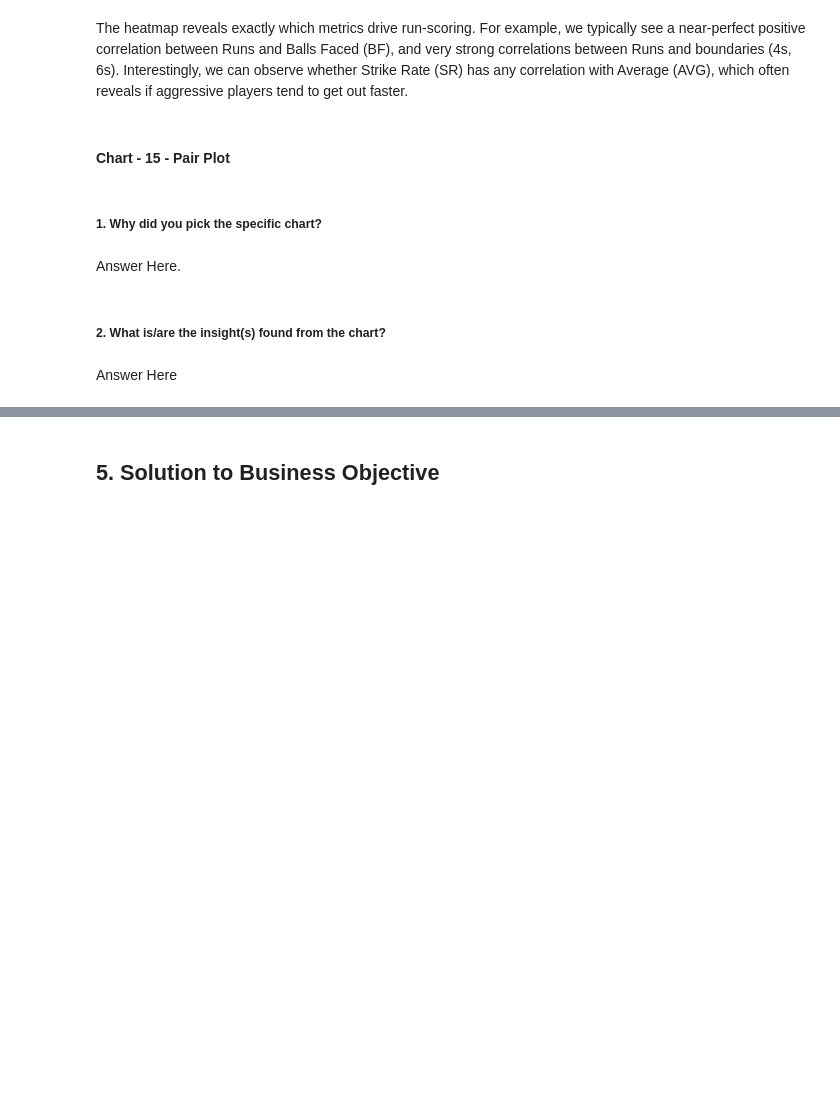
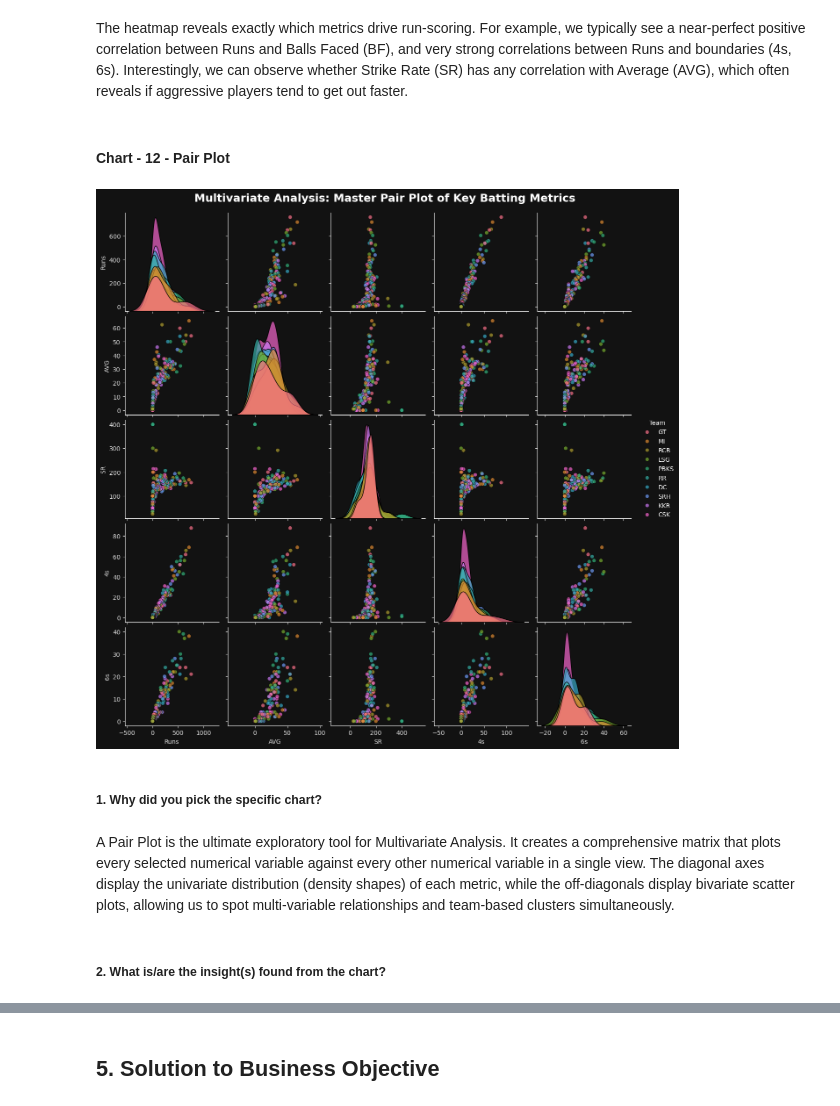
Before and after one commit to Madhav7871/IPL_Analysis, a Jupyter notebook: IPL_Analysis.ipynb, the cells around one changed output, grey strips where cells are left out. Cells and saved outputs as stored; diff of their text form; code cells hidden in the pictures; blank space fills up the shorter version.

```diff
--- a/IPL_Analysis.ipynb
+++ b/IPL_Analysis.ipynb
@@ -827,4 +829,4 @@ A Correlation Heatmap is the absolute standard for Multivariate Analysis when at
 # %% [markdown]
 The heatmap reveals exactly which metrics drive run-scoring. For example, we typically see a near-perfect positive correlation between Runs and Balls Faced (BF), and very strong correlations between Runs and boundaries (4s, 6s). Interestingly, we can observe whether Strike Rate (SR) has any correlation with Average (AVG), which often reveals if aggressive players tend to get out faster.
 # %% [markdown]
-#### Chart - 15 - Pair Plot
+#### Chart - 12 - Pair Plot
@@ -835,8 +833,40 @@ sns.pairplot(df)
+# %%
+# Pair Plot visualization code
+
+import matplotlib.pyplot as plt
+import seaborn as sns
+
+plt.style.use('dark_background')
+
+# Selecting key performance metrics to avoid extreme clutter
+# (plotting all columns creates an unreadable, slow-loading grid)
+key_metrics = ['Runs', 'AVG', 'SR', '4s', '6s', 'Team']
+pairplot_data = dataset[key_metrics]
+
+# Creating the pairplot with a vibrant, neon-themed palette
+pair_plot = sns.pairplot(pairplot_data, hue='Team', palette='husl',
+                         plot_kws={'alpha': 0.7, 's': 40, 'edgecolor': 'black'},
+                         diag_kws={'alpha': 0.7, 'edgecolor': 'black'})
+
+# Adjusting the background color of the grid to match our dark theme
+pair_plot.fig.patch.set_facecolor('#121212')
+for ax in pair_plot.axes.flatten():
+    if ax is not None:
+        ax.set_facecolor('#121212')
+        ax.tick_params(colors='#E0E0E0')
+        ax.xaxis.label.set_color('#E0E0E0')
+        ax.yaxis.label.set_color('#E0E0E0')
+
+# Adding a comprehensive title
+pair_plot.fig.suptitle('Multivariate Analysis: Master Pair Plot of Key Batting Metrics',
+                       fontsize=18, fontweight='bold', color='white', y=1.02)
+
+plt.show()
+# %% [output]
+[figure, added]
 # %% [markdown]
 ##### 1. Why did you pick the specific chart?
-# %% [markdown]
-Answer Here.
+# %% [markdown]
+A Pair Plot is the ultimate exploratory tool for Multivariate Analysis. It creates a comprehensive matrix that plots every selected numerical variable against every other numerical variable in a single view. The diagonal axes display the univariate distribution (density shapes) of each metric, while the off-diagonals display bivariate scatter plots, allowing us to spot multi-variable relationships and team-based clusters simultaneously.
 # %% [markdown]
 ##### 2. What is/are the insight(s) found from the chart?
-# %% [markdown]
-Answer Here
```
Also changed, not shown: parts of 6 cells of this notebook.
